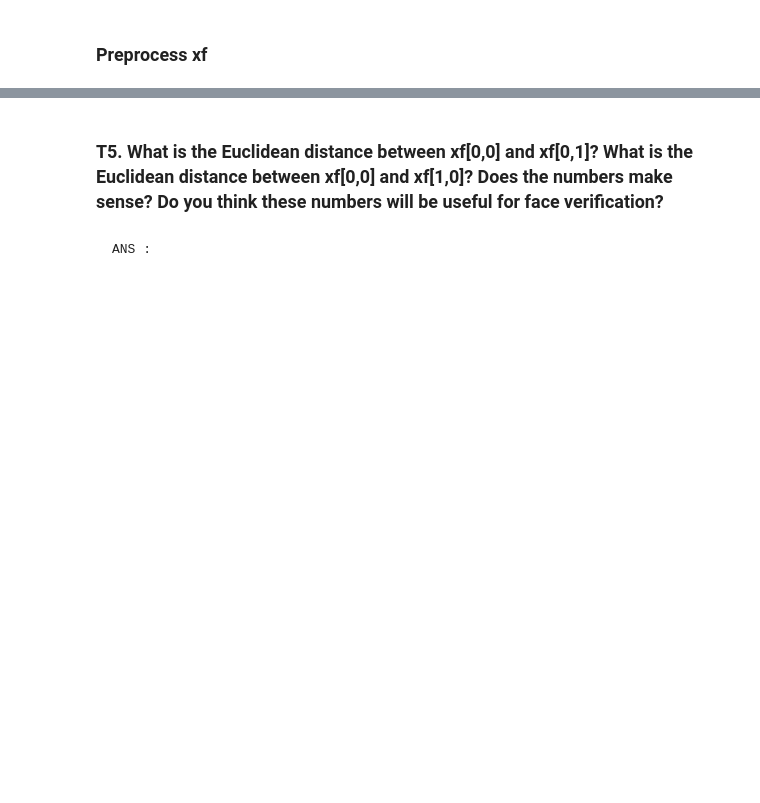
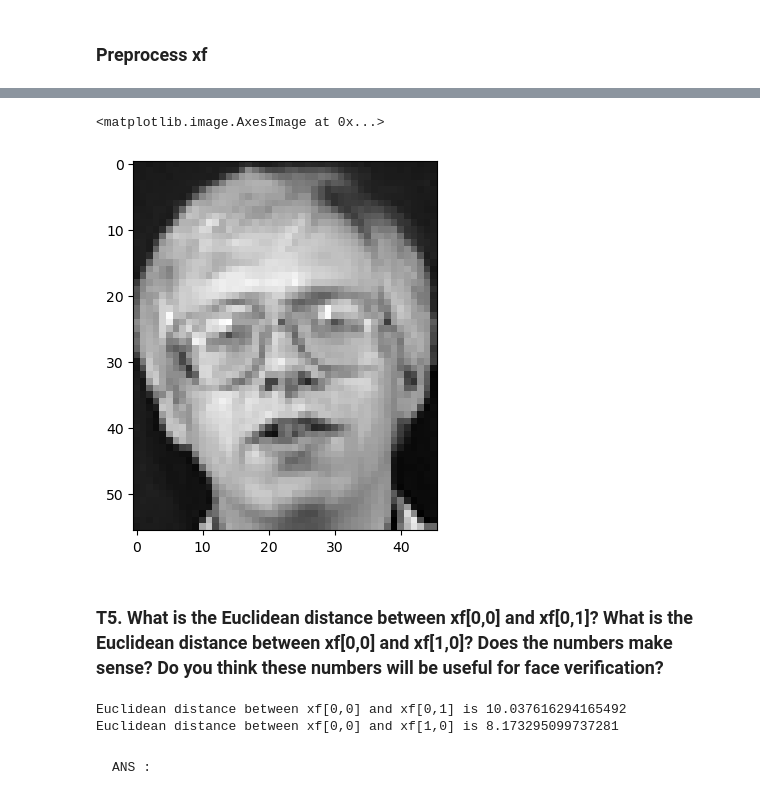
Before and after one commit to Mond45/pattern_recognition, a Jupyter notebook: hw3/HW3_Fisherfaces(student).ipynb, the cells around one changed output, grey strips where cells are left out. Drawn from its saved outputs; the diff is of its cells as text; code cells hidden in the pictures; blank space fills up the shorter version.

```diff
--- a/hw3/HW3_Fisherfaces(student).ipynb
+++ b/hw3/HW3_Fisherfaces(student).ipynb
@@ -194,3 +245,8 @@ plt.show()
+# %%
+plt.imshow(xf[1, 0], cmap="gray")
+# %% [output]
+<matplotlib.image.AxesImage at 0x...>
+[figure, added]
 # %% [markdown]
 ### T5. What is the Euclidean distance between xf[0,0] and xf[0,1]? What is the Euclidean distance between xf[0,0] and xf[1,0]? Does the numbers make sense? Do you think these numbers will be useful for face verification?
 # %%
@@ -198,7 +254,11 @@ def L2_dist(x1, x2):
     """
     TODO: Calculate L2 distance.
     """
-    return
+    # from numpy.linalg import norm
+    from numpy.linalg import norm
+
+    # return norm(x1 - x2)
+    return np.sqrt(np.sum((x1 - x2) ** 2))
 
 
 # Test L2_dist
@@ -211,6 +271,9 @@ test_L2_dist()
 
 print("Euclidean distance between xf[0,0] and xf[0,1] is", L2_dist(xf[0, 0], xf[0, 1]))
 print("Euclidean distance between xf[0,0] and xf[1,0] is", L2_dist(xf[0, 0], xf[1, 0]))
+# %% [output]
+Euclidean distance between xf[0,0] and xf[0,1] is 10.037616294165492
+Euclidean distance between xf[0,0] and xf[1,0] is 8.173295099737281
 # %%
 # TODO: Show why does the numbers make sense
 # %% [markdown]
```
Also changed, not shown: parts of 43 cells of this notebook.
